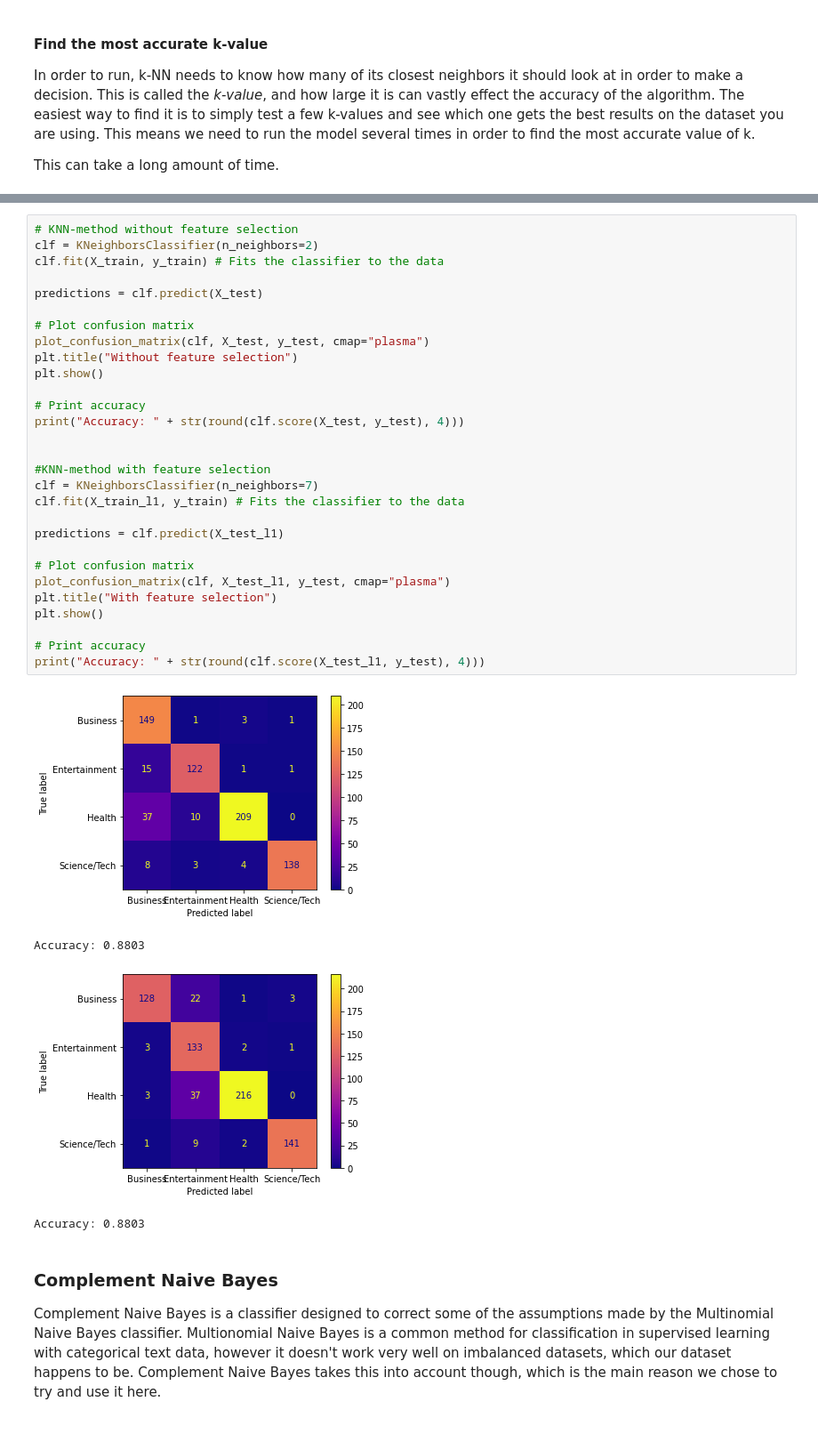
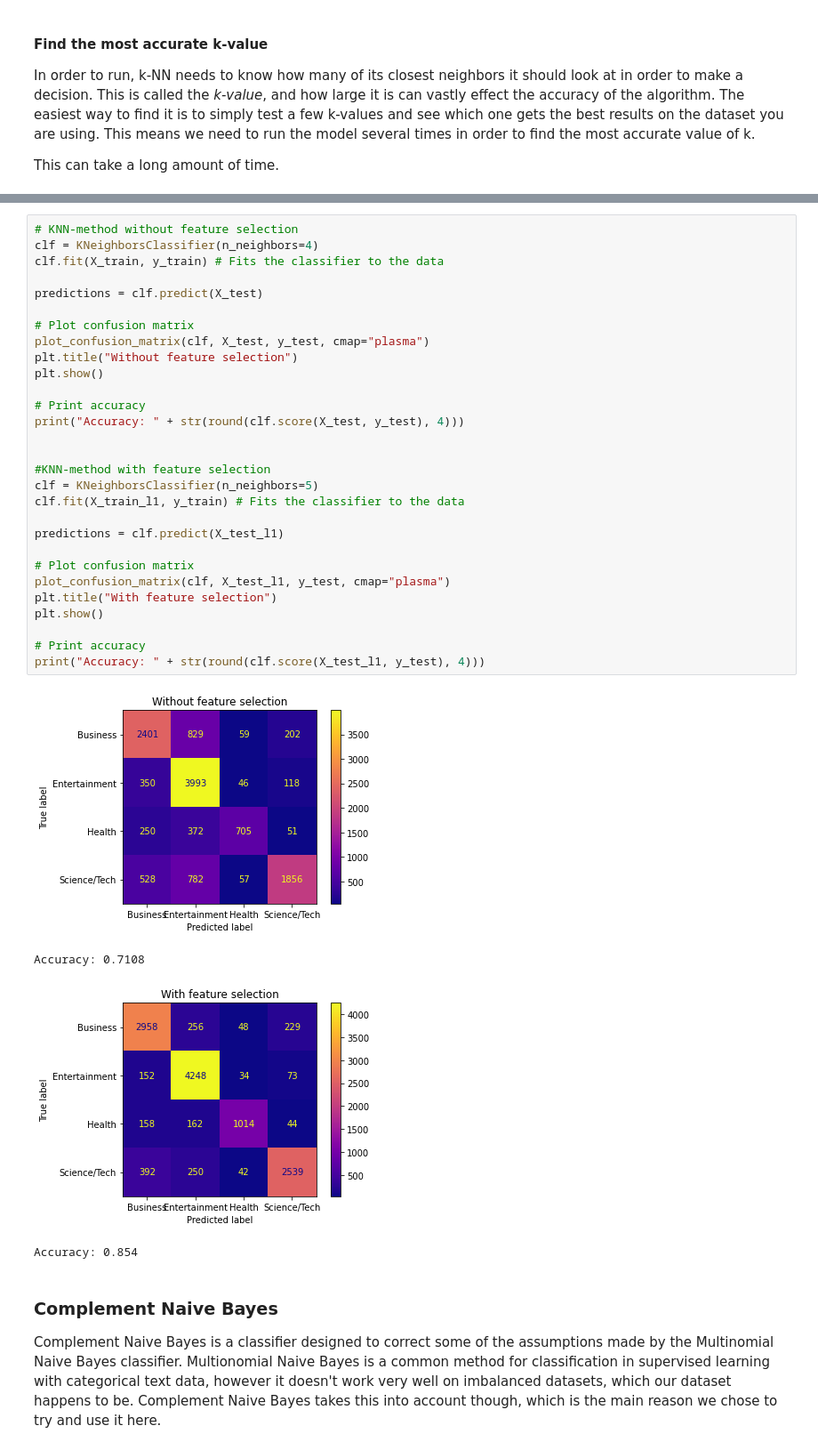
Before and after one commit to MartinRybergLaude/dm1590-project, a Jupyter notebook: newspapers.ipynb, the cells around one changed output, grey strips where cells are left out. Shown at 89% size. Drawn from its saved outputs; the diff is of its cells as text.

```diff
--- a/newspapers.ipynb
+++ b/newspapers.ipynb
@@ -320,38 +316,38 @@ We can see that the most accurate k-value *without* feature selection is 3, whil
 #### Apply most accurate model
 # %%
 # KNN-method without feature selection
-clf = KNeighborsClassifier(n_neighbors=2)
+clf = KNeighborsClassifier(n_neighbors=4)
 clf.fit(X_train, y_train) # Fits the classifier to the data
 
 predictions = clf.predict(X_test)
 
 # Plot confusion matrix
 plot_confusion_matrix(clf, X_test, y_test, cmap="plasma")
 plt.title("Without feature selection")
 plt.show()
 
 # Print accuracy
 print("Accuracy: " + str(round(clf.score(X_test, y_test), 4)))
 
 
 #KNN-method with feature selection
-clf = KNeighborsClassifier(n_neighbors=7)
+clf = KNeighborsClassifier(n_neighbors=5)
 clf.fit(X_train_l1, y_train) # Fits the classifier to the data
 
 predictions = clf.predict(X_test_l1)
 
 # Plot confusion matrix
 plot_confusion_matrix(clf, X_test_l1, y_test, cmap="plasma")
 plt.title("With feature selection")
 plt.show()
 
 # Print accuracy
 print("Accuracy: " + str(round(clf.score(X_test_l1, y_test), 4)))
 # %% [output]
-[figure, old version]
+[figure, new version]
-Accuracy: 0.8803
+Accuracy: 0.7108
-[figure, old version]
+[figure, new version]
-Accuracy: 0.8803
+Accuracy: 0.854
 # %% [markdown]
 ### Complement Naive Bayes
 
```
Also changed, not shown: parts of 6 cells of this notebook.
